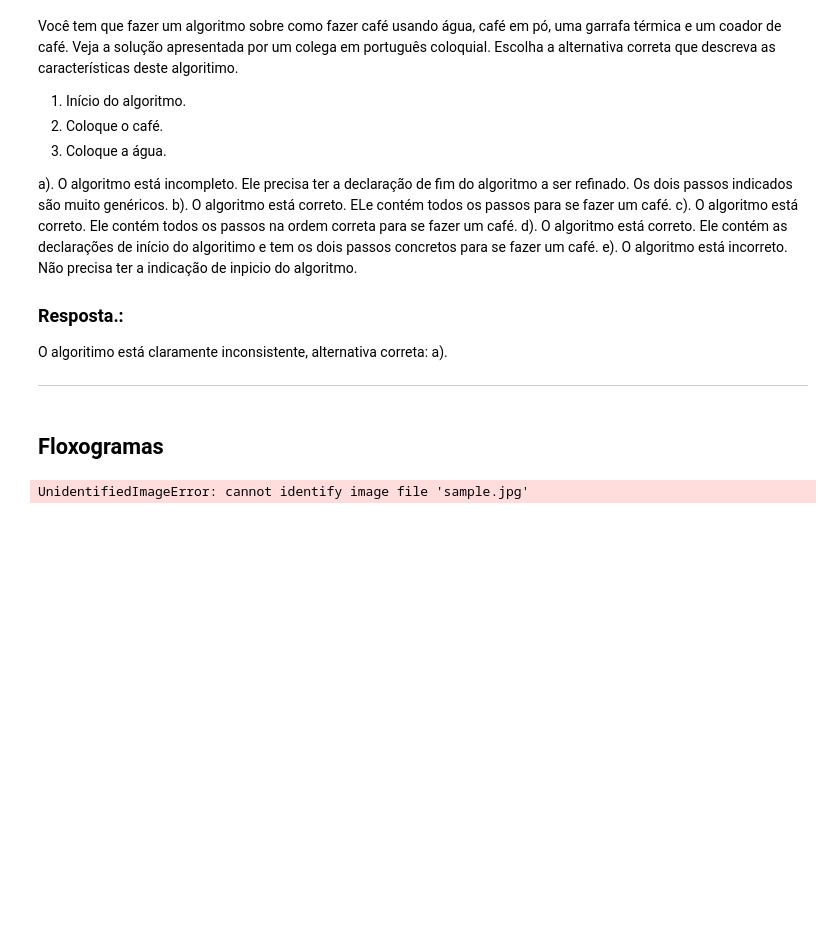
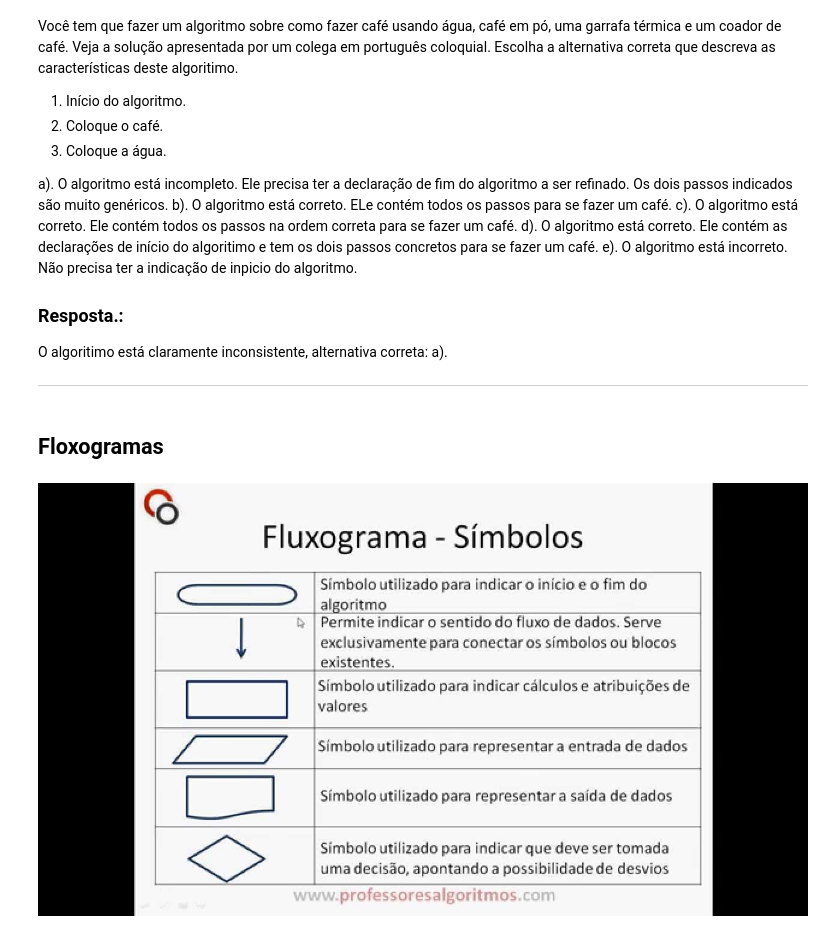
Before and after one commit to Gab-Mel/Univesp-2024.1, a Jupyter notebook: Algoritimos-e-programacao-de-computadores-I/semana01.ipynb, the cells around one changed output. Cells and saved outputs as stored; diff of their text form; code cells hidden in the pictures; blank space fills up the shorter version.

Commit message:
adicionando imagem

```diff
--- a/Algoritimos-e-programacao-de-computadores-I/semana01.ipynb
+++ b/Algoritimos-e-programacao-de-computadores-I/semana01.ipynb
@@ -57,11 +57,11 @@ ___
 # %%
 import urllib.request
 from PIL import Image
 
 url = "https://i.ytimg.com/vi/yJVxIKlg5zs/maxresdefault.jpg"
 urllib.request.urlretrieve(url, "sample.jpg")
 
 img = Image.open("sample.jpg")
-img.show()
+img
 # %% [output]
-UnidentifiedImageError: cannot identify image file 'sample.jpg'
+[figure, added]
```
